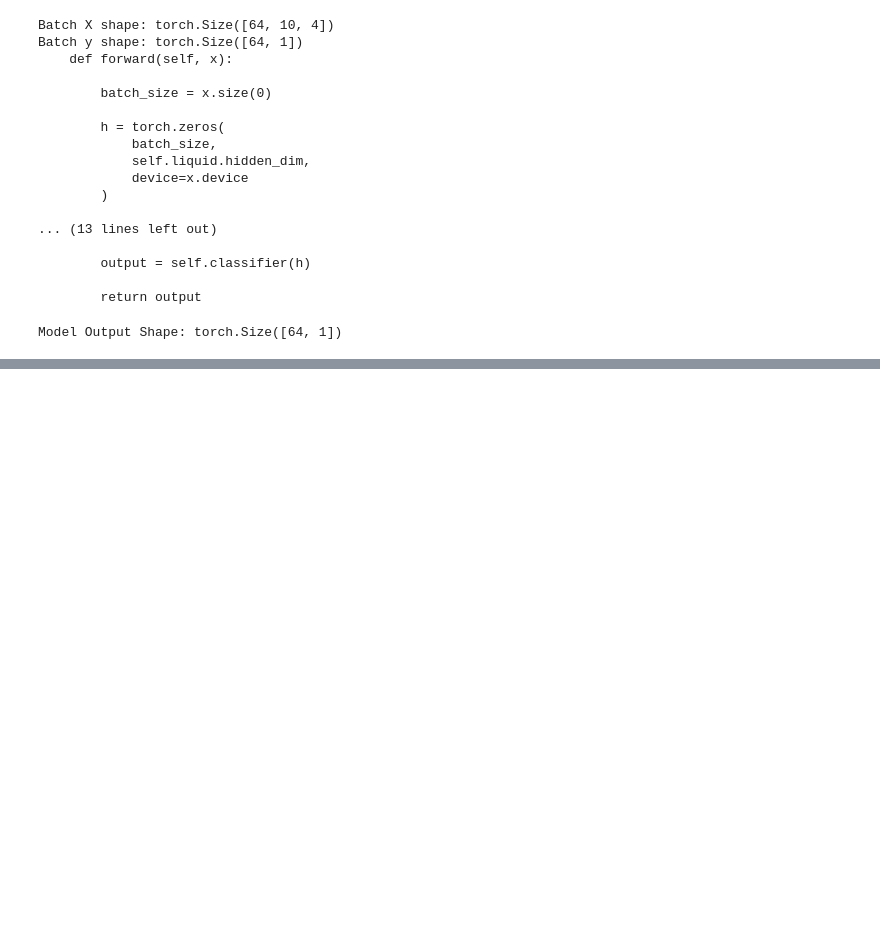
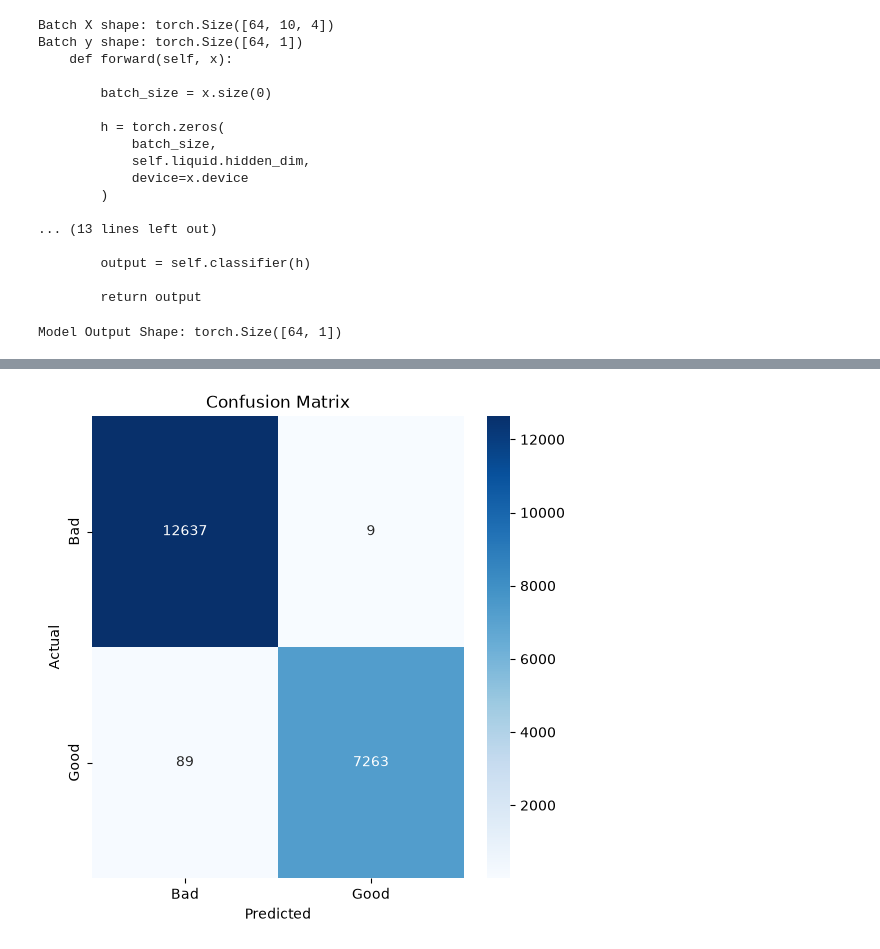
Before and after one commit to Xenomorph006/wqm_final, a Jupyter notebook: wqm_final/WQM_AI/notebooks/02_model.ipynb, the cells around one changed output, grey strips where cells are left out. Saved outputs shown, nothing was run; the diff lists cells and outputs as text; code cells hidden in the pictures; blank space fills up the shorter version.

```diff
--- a/wqm_final/WQM_AI/notebooks/02_model.ipynb
+++ b/wqm_final/WQM_AI/notebooks/02_model.ipynb
@@ -285,0 +322,46 @@ Epoch [19/30] | Train Loss: 0.0182 | Train Acc: 0.9953 | Test Loss: 0.0169 | Tes
+# %%
+from sklearn.metrics import confusion_matrix
+import seaborn as sns
+
+model.eval()
+
+predictions = []
+actual = []
+
+with torch.no_grad():
+
+    for x, y in test_loader:
+
+        x = x.to(device)
+
+        output = model(x)
+
+        preds = (output >= 0.5).float()
+
+        predictions.extend(preds.cpu().numpy())
+
+        actual.extend(y.cpu().numpy())
+
+cm = confusion_matrix(actual, predictions)
+
+plt.figure(figsize=(6,6))
+
+sns.heatmap(
+    cm,
+    annot=True,
+    cmap="Blues",
+    fmt="d",
+    xticklabels=["Bad","Good"],
+    yticklabels=["Bad","Good"]
+)
+
+plt.xlabel("Predicted")
+plt.ylabel("Actual")
+
+plt.title("Confusion Matrix")
+
+plt.savefig("outputs/plots/confusion_matrix.png", dpi=300)
+
+plt.show()
+# %% [output]
+[figure, added]
```
Also changed, not shown: parts of 12 cells of this notebook, 10 other files.
